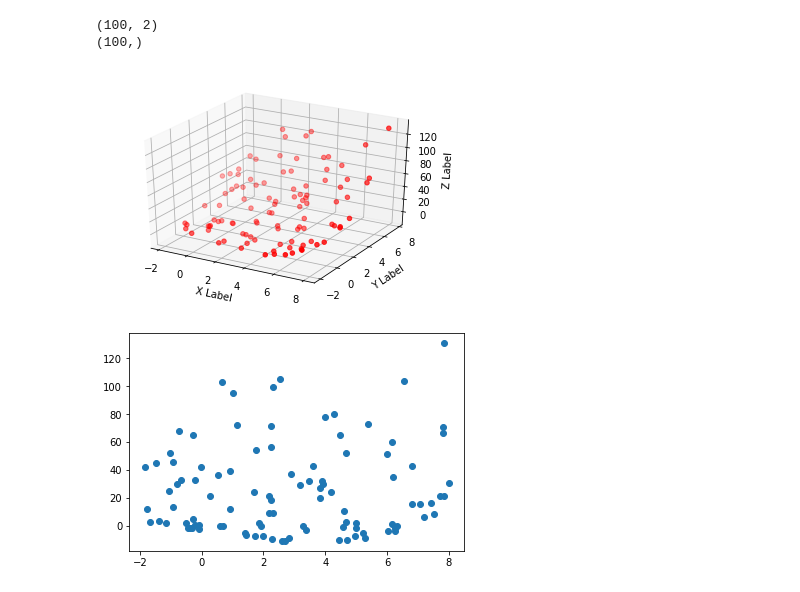
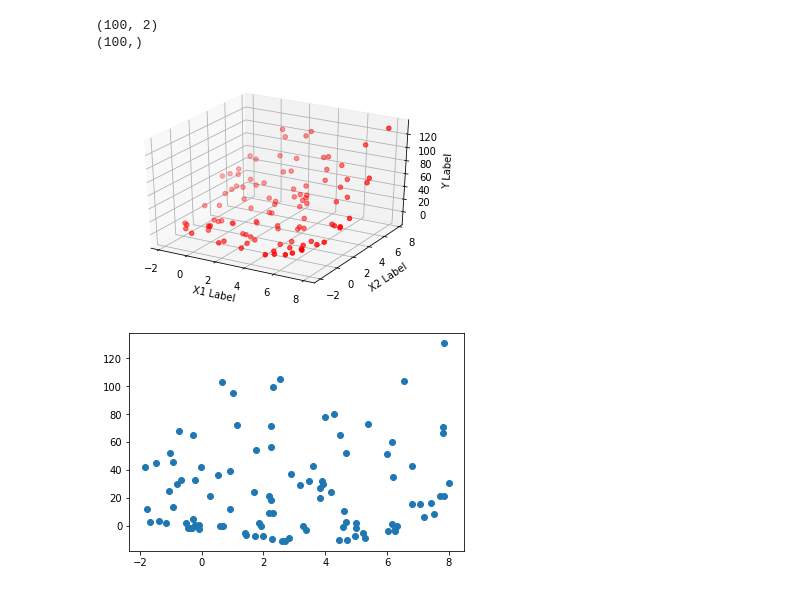
Before and after one commit to peterpark77/comp652, a Jupyter notebook: ASS1/Untitled.ipynb, the cells around one changed output. Drawn from its saved outputs; the diff is of its cells as text; code cells hidden in the pictures.

```diff
--- a/ASS1/Untitled.ipynb
+++ b/ASS1/Untitled.ipynb
@@ -62,19 +66,19 @@ X_train, X_test, Y_train, Y_test = train_test_split(X,Y, test_size=0.2)
 # %%
 
 # 3D plot
 np.random.seed(19680801)
 
 fig = plt.figure()
 ax = fig.add_subplot(111, projection='3d')
 ax.scatter(X[:,0], X[:,1], Y, c='r', marker='o')
 
-ax.set_xlabel('X Label')
-ax.set_ylabel('Y Label')
-ax.set_zlabel('Z Label')
+ax.set_xlabel('X1 Label')
+ax.set_ylabel('X2 Label')
+ax.set_zlabel('Y Label')
 
 plt.show()
 # %% [output]
-[figure, old version]
+[figure, new version]
 # %%
 #X_1 to Y
 
```
Also changed, not shown: parts of 13 cells of this notebook, 1 other file.
